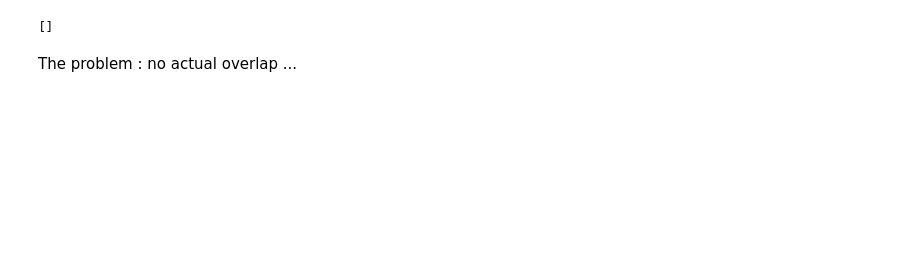
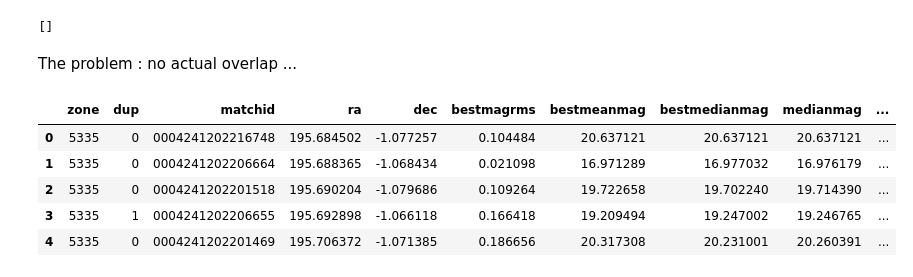
Before and after one commit to suberlak/epyc-notebooks, a Jupyter notebook: ZTF_SDSS_QSO_DR9.ipynb, the cells around one changed output. Saved outputs shown, nothing was run; the diff lists cells and outputs as text; code cells hidden in the pictures; blank space fills up the shorter version.

```diff
--- a/ZTF_SDSS_QSO_DR9.ipynb
+++ b/ZTF_SDSS_QSO_DR9.ipynb
@@ -123,3 +149,12 @@ zq.head(1)
 The problem : no actual overlap ...
 # %%
 t = ztf_lc_select.toPandas()
+# %%
+t[:5]
+# %% [output]
+|  | zone | dup | matchid | ra | dec | bestmagrms | bestmeanmag | bestmedianmag | medianmag | ... |
+| 0 | 5335 | 0 | 0004241202216748 | 195.684502 | -1.077257 | 0.104484 | 20.637121 | 20.637121 | 20.637121 | ... |
+| 1 | 5335 | 0 | 0004241202206664 | 195.688365 | -1.068434 | 0.021098 | 16.971289 | 16.977032 | 16.976179 | ... |
+| 2 | 5335 | 0 | 0004241202201518 | 195.690204 | -1.079686 | 0.109264 | 19.722658 | 19.702240 | 19.714390 | ... |
+| 3 | 5335 | 1 | 0004241202206655 | 195.692898 | -1.066118 | 0.166418 | 19.209494 | 19.247002 | 19.246765 | ... |
+| 4 | 5335 | 0 | 0004241202201469 | 195.706372 | -1.071385 | 0.186656 | 20.317308 | 20.231001 | 20.260391 | ... |
```
Also changed, not shown: parts of 9 cells of this notebook, 3 other files.
